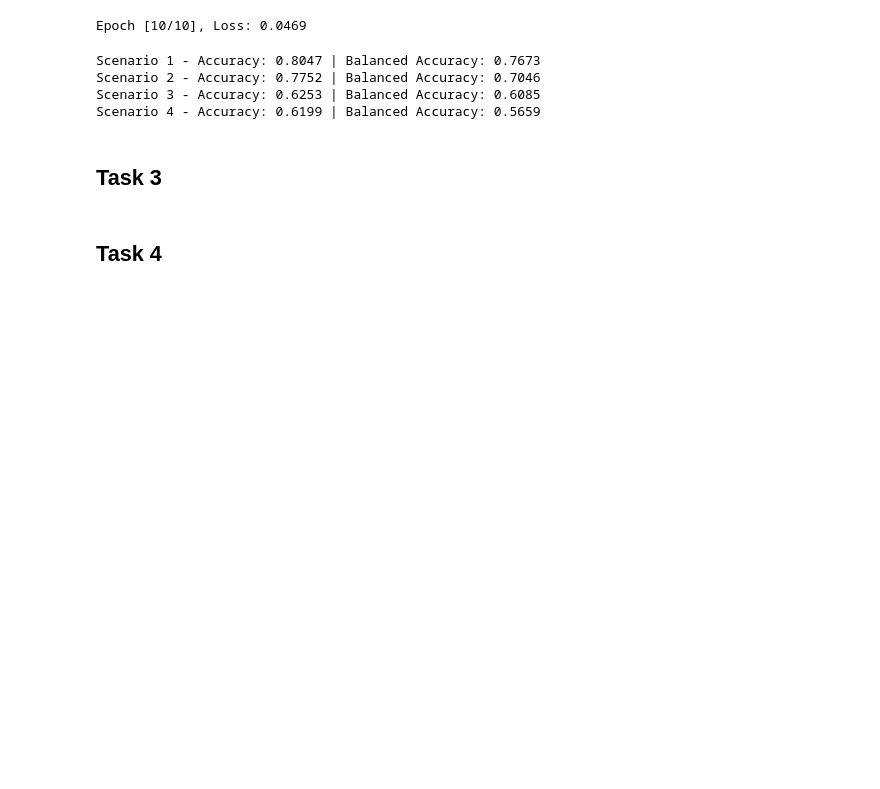
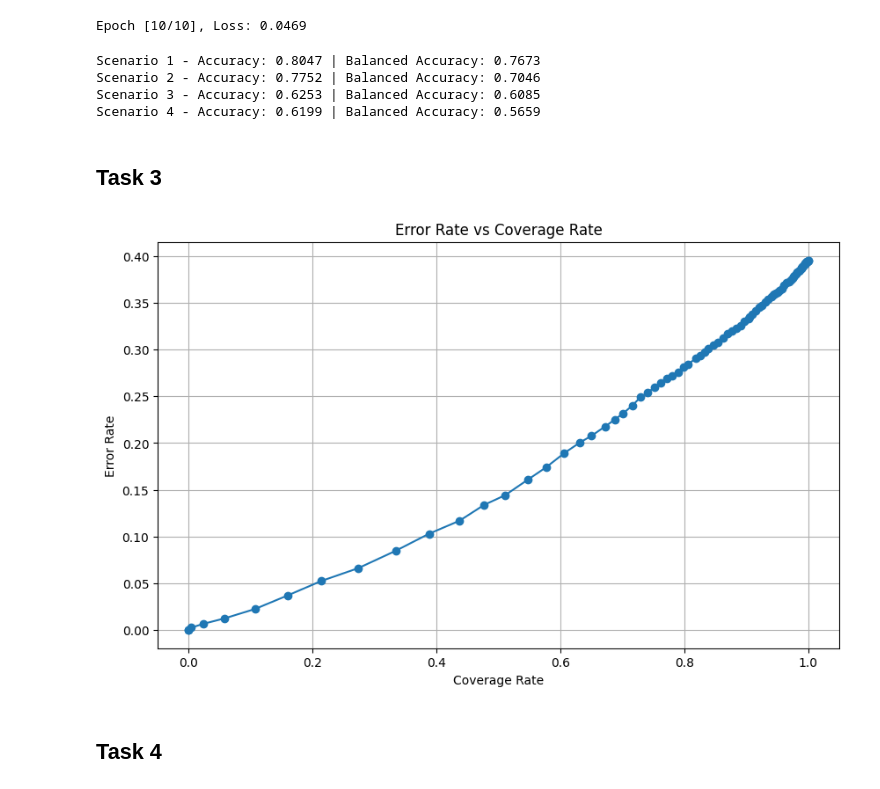
Before and after one commit to ThijmenA/Deep-Learning-Assignment-1, a Jupyter notebook: ass1_skeleton.ipynb, the cells around one changed output. Drawn from its saved outputs; the diff is of its cells as text; code cells hidden in the pictures; blank space fills up the shorter version.

```diff
--- a/ass1_skeleton.ipynb
+++ b/ass1_skeleton.ipynb
@@ -518,2 +587,13 @@ Scenario 4 - Accuracy: 0.6199 | Balanced Accuracy: 0.5659
+# %%
+# Plot the error rates
+plt.figure(figsize=(10, 6))
+plt.plot(list(error_rate_dict.keys()), list(error_rate_dict.values()), marker='o')
+plt.title('Error Rate vs Coverage Rate')
+plt.xlabel('Coverage Rate')
+plt.ylabel('Error Rate')
+plt.grid()
+plt.show()
+# %% [output]
+[figure, added]
 # %% [markdown]
 ## Task 4
```
Also changed, not shown: parts of 11 cells of this notebook.
